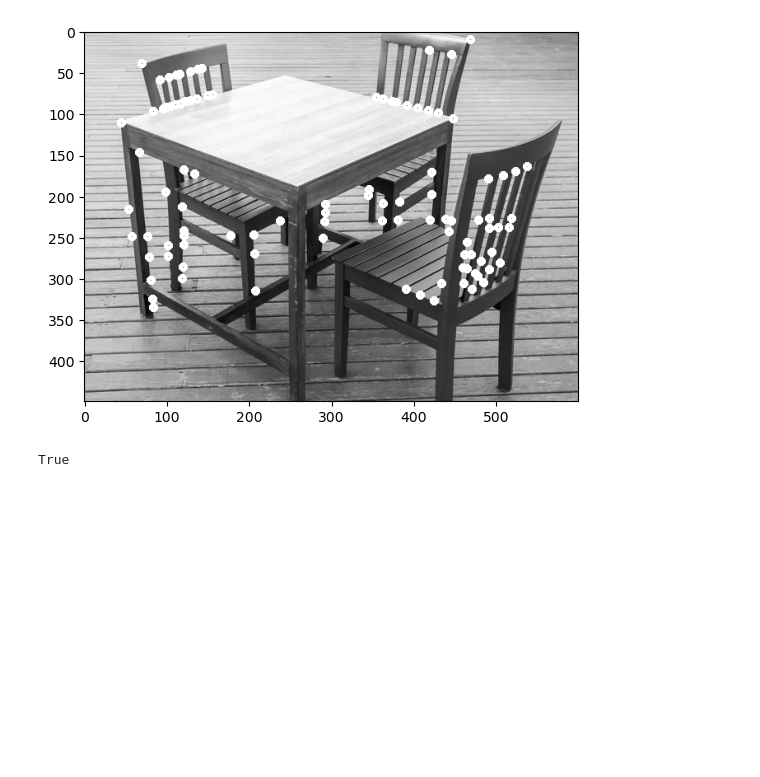
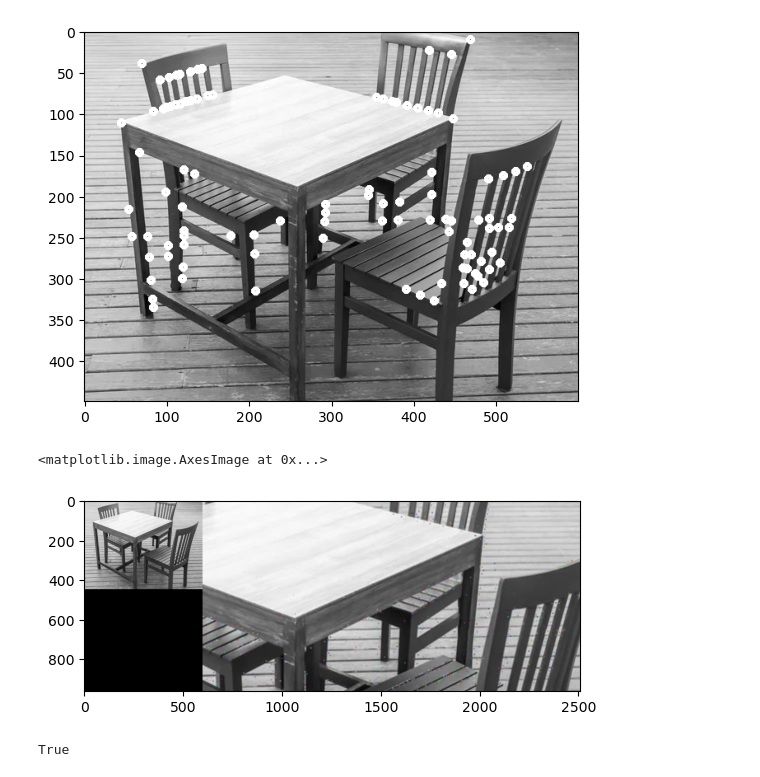
Before and after one commit to Suraj520/cv-nlp-basics-to-advanced, a Jupyter notebook: 02_CV/19-image-keypoints-descriptors/notebook.ipynb, the cells around one changed output. Saved outputs shown, nothing was run; the diff lists cells and outputs as text; code cells hidden in the pictures; blank space fills up the shorter version.

```diff
--- a/02_CV/19-image-keypoints-descriptors/notebook.ipynb
+++ b/02_CV/19-image-keypoints-descriptors/notebook.ipynb
@@ -66,6 +71,11 @@ matches = matches[:numGoodMatches]
 # Draw top matches
 imMatches = cv2.drawMatches(
     img, keypoints, img2, keypoints2, matches, None)
+# %%
+plt.imshow(imMatches)
+# %% [output]
+<matplotlib.image.AxesImage at 0x...>
+[figure, added]
 # %%
 cv2.imwrite("matches.jpg", imMatches)
 # %% [output]
```
Also changed, not shown: parts of 15 cells of this notebook, 1 other file.
